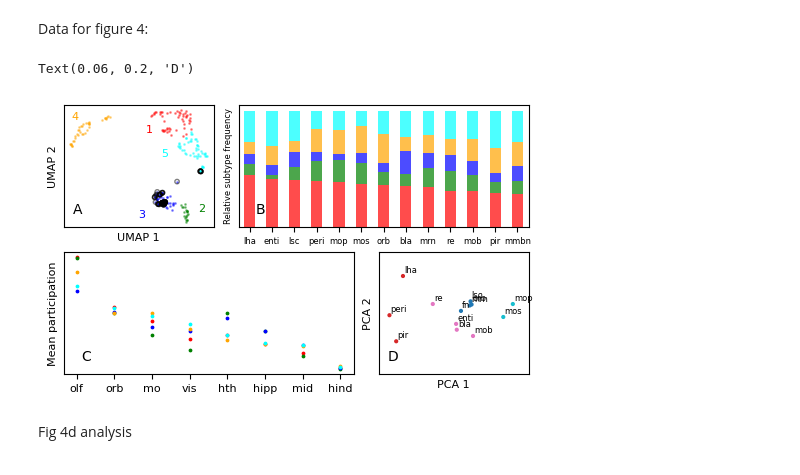
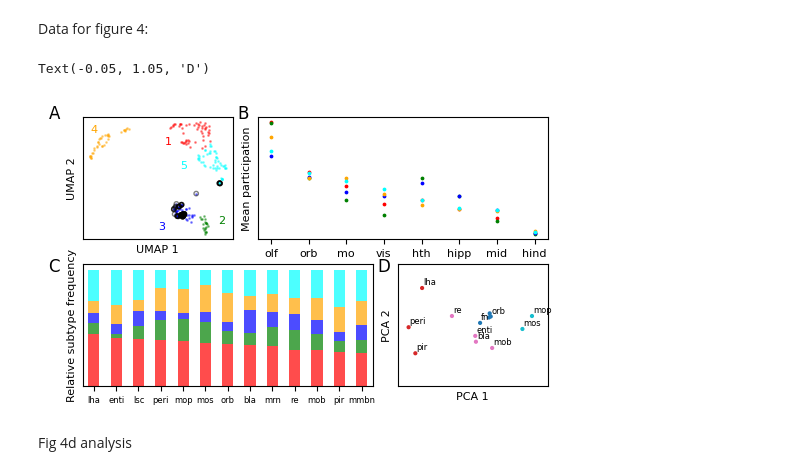
Before and after one commit to csndl-iitd/srg-tes-epilepsy-models, a Jupyter notebook: analysis/notebooks/Analyse fig_March_26.ipynb, the cells around one changed output. Cells and saved outputs as stored; diff of their text form; code cells hidden in the pictures.

```diff
--- a/analysis/notebooks/Analyse fig_March_26.ipynb
+++ b/analysis/notebooks/Analyse fig_March_26.ipynb
@@ -904,11 +945,12 @@ ax1.text(0.65, 0.6, "5",
 
 
 
-#4B
+#4C
+
 # plot ratio of points in cluster to total points in cluster
-ax2=fig.add_subplot(gs[0:5,5:14])
-ax2.set_xticks([])
-ax2.set_yticks([])
+ax3=fig.add_subplot(gs[5:10,0:9])
+ax3.set_xticks([])
+ax3.set_yticks([])
 data_b=reader.data_read_bz2('results/figures/fig4b_data.pkl')
 # reorder columns in ascending order of centrality
 # des_order=network_asc.copy()
@@ -918,21 +960,21 @@ data_b=data_b.rename(columns={"fn": "mmbn"}).T
 # data_b_r=data_b[des_order]
 # order by decreasing value of red
 data_b=data_b.sort_values(by=0,ascending=False)
-data_b.plot(kind='bar',color=colors,ax=ax2, stacked=True,alpha=0.7,fontsize=8)
+data_b.plot(kind='bar',color=colors,ax=ax3, stacked=True,alpha=0.7,fontsize=8)
 #turn legend off
-ax2.legend().set_visible(False)
+ax3.legend().set_visible(False)
 # set xlabels
-ax2.set_xticklabels(data_b.index, fontsize=6)
+ax3.set_xticklabels(data_b.index, fontsize=6)
 # set y label
-ax2.set_ylabel('Relative subtype frequency', fontsize=6)
+ax3.set_ylabel('Relative subtype frequency', fontsize=8)
 
 
 
-#4C
+#4B
 # plot mean participation across newtorks wrt community
-ax3=fig.add_subplot(gs[5:10,0:9])
+ax2=fig.add_subplot(gs[0:5,5:14])
 
-ax3.set_yticks([])
+ax2.set_yticks([])
 data_c = reader.data_read_pkl('results/figures/fig4c_data.pkl')
 # arrange in descending order of cluster 4 (cyan)
 df_m=pd.DataFrame()
@@ -943,10 +985,10 @@ for df in data_c:
 df_m.columns=[0,1,2,3,4]
 df_sorted=df_m.sort_values(by=4,ascending = False)
 for n,r in enumerate(df_sorted.columns):
-    ax3.scatter(df_sorted.index, df_sorted[n], color=colors[n],s=3,marker='o')
+    ax2.scatter(df_sorted.index, df_sorted[n], color=colors[n],s=3,marker='o')
 
-ax3.set_xticklabels(df_sorted.index,fontsize=8)
-ax3.set_ylabel('Mean participation',fontsize=8)
+ax2.set_xticklabels(df_sorted.index,fontsize=8)
+ax2.set_ylabel('Mean participation',fontsize=8)
 
 
 
@@ -954,55 +996,51 @@ ax3.set_ylabel('Mean participation',fontsize=8)
 
 #4D
 ax4=fig.add_subplot(gs[5:10,9:14])
 ax4.set_xticks([])
 ax4.set_yticks([])
 # read data
 data_d = reader.data_read_bz2('results/figures/fig4d_data.pkl')
 nw_lbl = list(data_d.index)
 #applying pca to reduce 13x40 to 13x2
 reducer_pca=PCA(n_components=2,random_state=42)
 reducer_pca.fit(data_d.values)
 clu_tf_pca=reducer_pca.transform(data_d.values)
 #apply kmeans
 kmeans_pl = KMeans(n_clusters=4, random_state=42)
 clus_pl = kmeans_pl.fit_predict(clu_tf_pca)
 #scatter plot
 ax4.scatter(clu_tf_pca[:,0],clu_tf_pca[:,1],c=clus_pl,cmap='tab10',s=4)
 for i, label in enumerate(nw_lbl):
-    ax4.text(clu_tf_pca[i,0]+0.02, clu_tf_pca[i,1]+0.08, label, fontsize=6)
+    if label=='lsc' or label=='mrn':
+        continue
+    else:
+        ax4.text(clu_tf_pca[i,0]+0.02, clu_tf_pca[i,1]+0.08, label, fontsize=6)
 ax4.set_xlim(-1.5,1.5)
 ax4.set_ylim(-1.5,1.5)
 ax4.set_xlabel('PCA 1',fontsize=8)
 ax4.set_ylabel('PCA 2',fontsize=8)
 
-# ax4.text(0.3,0.5,'To be made')
 
-ax1.text(0.06, 0.2, "A",
-         transform=ax1.transAxes,
+#panel A
+ax1.text(-0.15, 1.1, "A", transform=ax1.transAxes,
+         fontsize=12, va="top", ha="right")
 
-         va="top", ha="left",
-         )
 
-ax2.text(0.06, 0.2, "B",
-         transform=ax2.transAxes,
 
-         va="top", ha="left"
-        )
+# Panel B
+ax2.text(-0.03, 1.1, "B", transform=ax2.transAxes,
+         fontsize=12, va="top", ha="right")
 
-ax3.text(0.06, 0.2, "C",
-         transform=ax3.transAxes,
+# Panel C
+ax3.text(-0.08, 1.05, "C", transform=ax3.transAxes,
+         fontsize=12, va="top", ha="right")
 
-         va="top", ha="left"
-         )
-
-ax4.text(0.06, 0.2, "D",
-         transform=ax4.transAxes,
-
-         va="top", ha="left"
-         )
+#panel D
+ax4.text(-0.05, 1.05, "D", transform=ax4.transAxes,
+         fontsize=12, va="top", ha="right")
 # %% [output]
-Text(0.06, 0.2, 'D')
+Text(-0.05, 1.05, 'D')
-[figure, old version]
+[figure, new version]
 # %% [markdown]
 Fig 4d analysis
 # %% [markdown]
```
Also changed, not shown: parts of 5 cells of this notebook.
